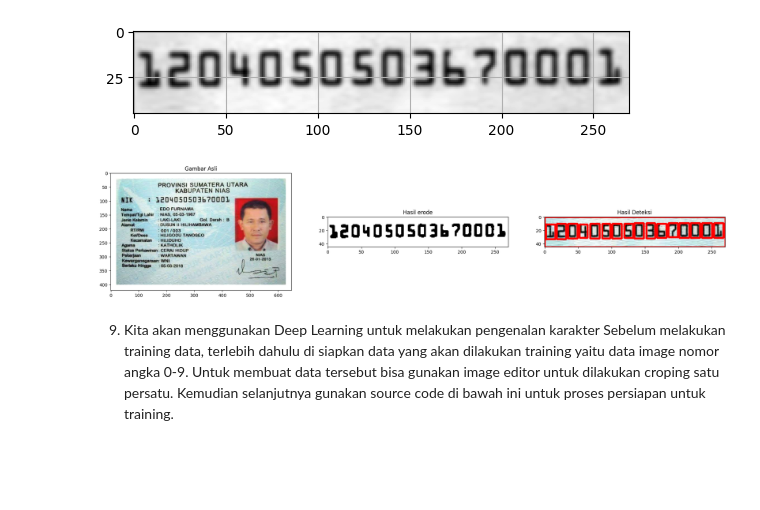
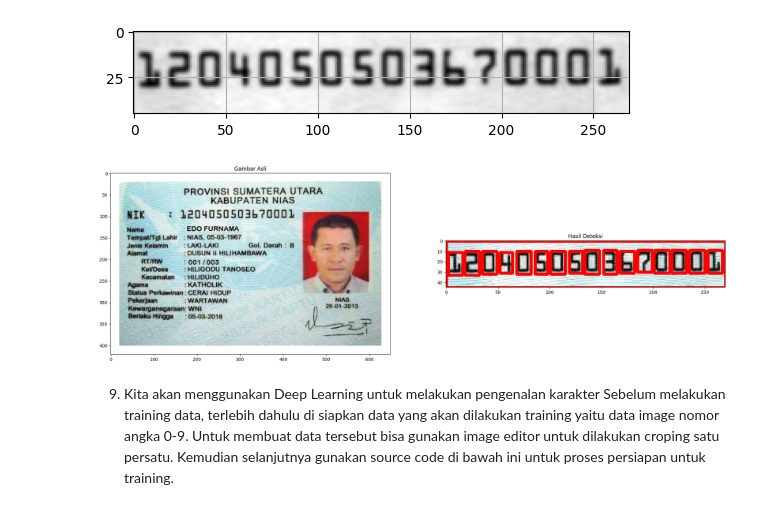
Before and after one commit to shofiaayuu/PCVK_Ganjil_2023, a Jupyter notebook: Week12.ipynb, the cells around one changed output. Saved outputs shown, nothing was run; the diff lists cells and outputs as text; code cells hidden in the pictures; blank space fills up the shorter version.

```diff
--- a/Week12.ipynb
+++ b/Week12.ipynb
@@ -450,39 +450,37 @@ output = ktp[75:120, 160:430].copy()
 clahe = cv.createCLAHE(clipLimit=1.0, tileGridSize=(5,5))
 gray = clahe.apply(ktp_crop)
 ret, bw = cv.threshold(gray.copy(), 100, 255, cv.THRESH_BINARY + cv.THRESH_OTSU)
 # make more clear using closing
 kernel = np.ones((3,3), np.uint8)
 closing = cv.morphologyEx(bw, cv.MORPH_CLOSE, kernel, iterations=1)
 dilate = closing.copy()
 
 
 
 # Ekstraksi kontur
 contours, hierarchy = cv.findContours(dilate.copy(), cv.RETR_TREE, cv.CHAIN_APPROX_NONE)
 # Looping contours untuk mendapatkan kontur yang sesuai
 for cnt in contours:
     x, y, w, h = cv.boundingRect(cnt)
     ras = format(w / h, '.2f')
     if h >= 40 and w >= 10 and float(ras) <= 1:
       cv.rectangle(output, (x, y), (x + w, y + h), (0, 0, 255), thickness=2)
     elif h >= 8 and w >= 8 and float(ras) <= 10:
       cv.rectangle(output, (x, y), (x + w, y + h), (0, 0, 255), thickness=2)
     elif h >= 10 and w >= 7 and float(ras) <= 8:
       cv.rectangle(output, (x, y), (x + w, y + h), (0, 0, 255), thickness=2)
 
       # cv.drawContours(ktp, contours, -1, (0, 255, 0), 2)
 
 # Menampilkan gambar KTP dengan kontur menggunakan plt
-f, axarr = plt.subplots(1, 3, figsize=(25, 8))
+f, axarr = plt.subplots(1, 2, figsize=(25, 8))
 axarr[0].imshow(cv.cvtColor(ktp, cv.COLOR_BGR2RGB))
 axarr[0].set_title("Gambar Asli")
-axarr[1].imshow(dilate, cmap='gray')
-axarr[1].set_title("Hasil erode")
-axarr[2].imshow(cv.cvtColor(output, cv.COLOR_BGR2RGB))
-axarr[2].set_title("Hasil Deteksi")
+axarr[1].imshow(cv.cvtColor(output, cv.COLOR_BGR2RGB))
+axarr[1].set_title("Hasil Deteksi")
 plt.show()
 # %% [output]
-[figure, old version]
+[figure, new version]
 # %% [markdown]
 9. Kita akan menggunakan Deep Learning untuk melakukan pengenalan karakter
 Sebelum melakukan training data, terlebih dahulu di siapkan data yang akan dilakukan
```
